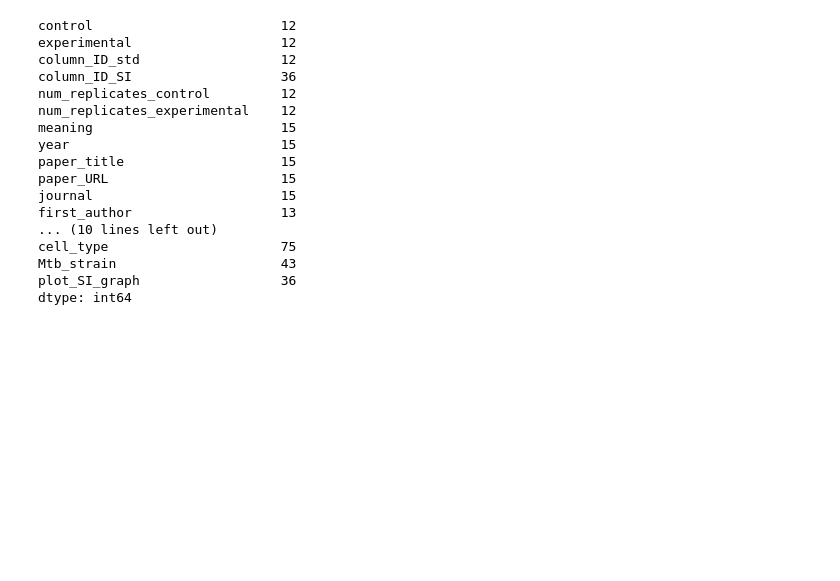
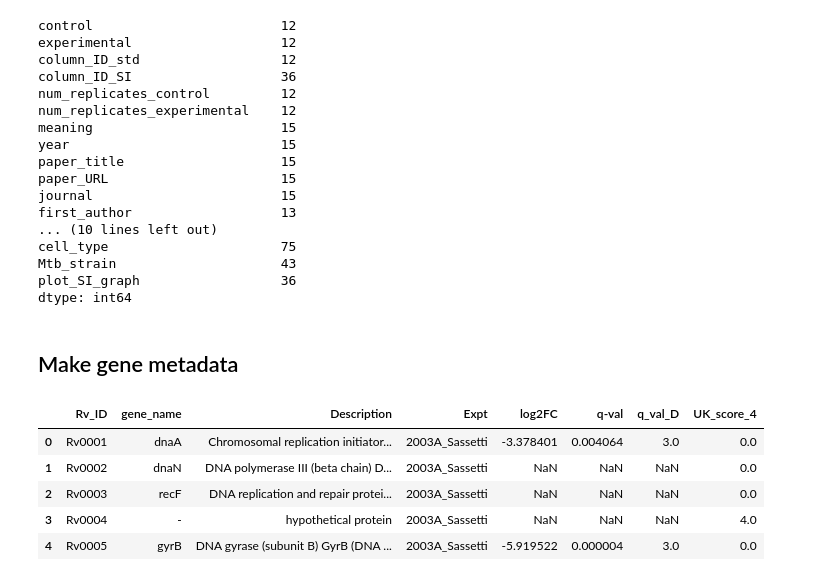
Before and after one commit to ajinich/mtb_tn_db, a Jupyter notebook: code/data_wrangling/data_for_dash.ipynb, the cells around one changed output. Saved outputs shown, nothing was run; the diff lists cells and outputs as text; code cells hidden in the pictures; blank space fills up the shorter version.

```diff
--- a/code/data_wrangling/data_for_dash.ipynb
+++ b/code/data_wrangling/data_for_dash.ipynb
@@ -541,3 +554,5 @@ fill_na_cols = [c for c in col_desc.columns if c not in [
 col_desc[fill_na_cols] = col_desc[fill_na_cols].fillna(' ')
 # %%
 col_desc.to_csv('../../data/col_desc_dash.tsv', index=False, sep='\t')
+# %% [markdown]
+## Make gene metadata
@@ -543,0 +567,10 @@ col_desc.to_csv('../../data/col_desc_dash.tsv', index=False, sep='\t')
+# %%
+si_data = pd.read_csv('../../data/si_data_dash.tsv', sep='\t')
+si_data.head()
+# %% [output]
+|  | Rv_ID | gene_name | Description | Expt | log2FC | q-val | q_val_D | UK_score_4 |
+| 0 | Rv0001 | dnaA | Chromosomal replication initiator... | 2003A_Sassetti | -3.378401 | 0.004064 | 3.0 | 0.0 |
+| 1 | Rv0002 | dnaN | DNA polymerase III (beta chain) D... | 2003A_Sassetti | NaN | NaN | NaN | 0.0 |
+| 2 | Rv0003 | recF | DNA replication and repair protei... | 2003A_Sassetti | NaN | NaN | NaN | 0.0 |
+| 3 | Rv0004 | - | hypothetical protein | 2003A_Sassetti | NaN | NaN | NaN | 4.0 |
+| 4 | Rv0005 | gyrB | DNA gyrase (subunit B) GyrB (DNA ... | 2003A_Sassetti | -5.919522 | 0.000004 | 3.0 | 0.0 |
```
Also changed, not shown: parts of 22 cells of this notebook, 4 other files.
